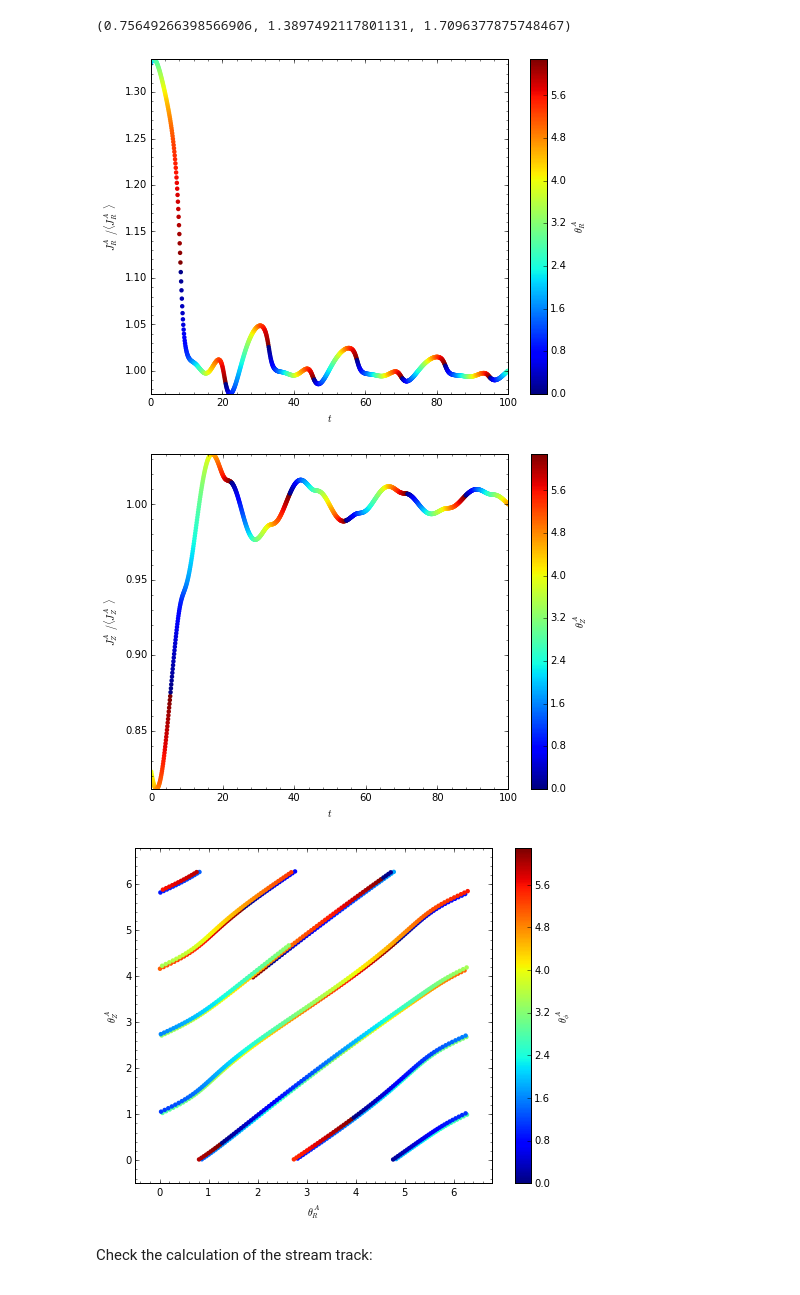
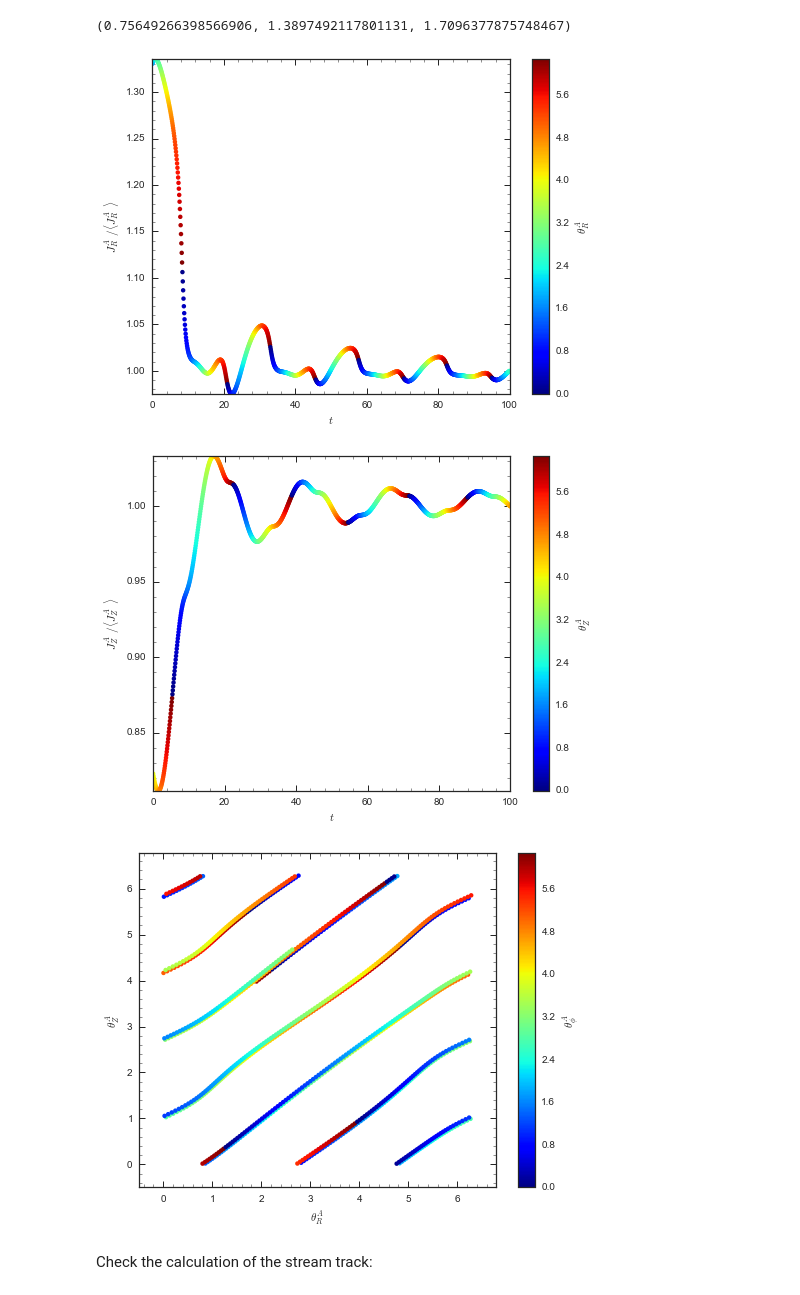
Before and after one commit to jobovy/streamgap-aa, a Jupyter notebook: py/galpyModelnonzeroJz.ipynb, the cells around one changed output. Saved outputs shown, nothing was run; the diff lists cells and outputs as text; code cells hidden in the pictures.

Commit message:
Update notebook after running through it one more time and adding a few more plots

```diff
--- a/py/galpyModelnonzeroJz.ipynb
+++ b/py/galpyModelnonzeroJz.ipynb
@@ -14,6 +13,28 @@ from galpy.df import streamdf
 from galpy.util import bovy_plot, bovy_coords, bovy_conversion #for unit conversions
 # %% [output]
 Populating the interactive namespace from numpy and matplotlib
+# %%
+import seaborn as sns
+#a = sns.plotting_context('ipython')
+sns.set_style('ticks',
+              {'xtick.direction': u'in',
+               'ytick.direction': u'in',
+               'axes.labelsize': 18.0,
+               'axes.titlesize': 18.0,
+               'figure.figsize': array([ 6.64,  4.  ]),
+               'grid.linewidth': 2.0,
+               'legend.fontsize': 18.0,
+               'lines.linewidth': 2.0,
+               'lines.markeredgewidth': 0.0,
+               'lines.markersize': 14.0,
+               'patch.linewidth': 0.6,
+               'xtick.labelsize': 16.0,
+               'xtick.major.pad': 14.0,
+               'xtick.major.width': 2.0,
+               'xtick.minor.width': 1.0,
+               'ytick.labelsize': 16.0,
+               'ytick.major.pad': 14.0,
+               'ytick.major.width': 2.0,})
 # %% [markdown]
 # A *galpy* model of the gap in Denis' simulation
 # %% [markdown]
@@ -141,19 +162,19 @@ estimateBIsochrone(prog_unp_peri.R(ts),prog_unp_peri.z(ts),pot=lp)
 aAI= actionAngleIsochroneApprox(pot=lp,b=0.8)
 # %%
 figsize(8,6)
-aAI.plot(prog_unp_peri,type='jr')
+aAI.plot(prog_unp_peri,type='jr',cmap='jet')
 # %% [output]
-[figure, old version]
+[figure, new version]
 # %%
 figsize(8,6)
-aAI.plot(prog_unp_peri,type='jz')
+aAI.plot(prog_unp_peri,type='jz',cmap='jet')
 # %% [output]
-[figure, old version]
+[figure, new version]
 # %%
 figsize(8,6)
-aAI.plot(prog_unp_peri,type='araz')
+aAI.plot(prog_unp_peri,type='araz',cmap='jet')
 # %% [output]
-[figure, old version]
+[figure, new version]
 # %%
 sigv= 0.365*(10./2.)**(1./3.) # km/s, based on M^(1/3) scaling applied to 10^5 vs. 2x10^4 in my paper
 # %%
```
Also changed, not shown: parts of 32 cells of this notebook.
